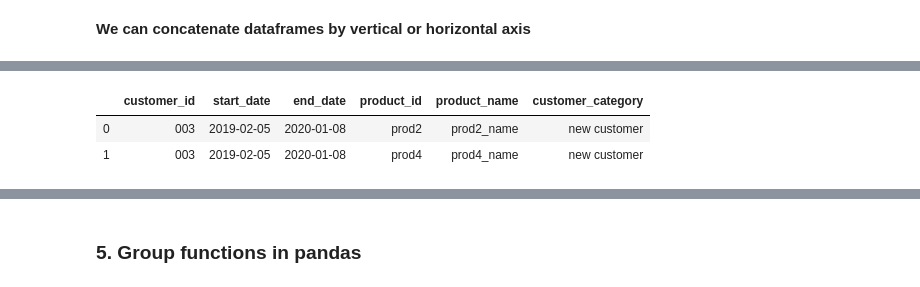
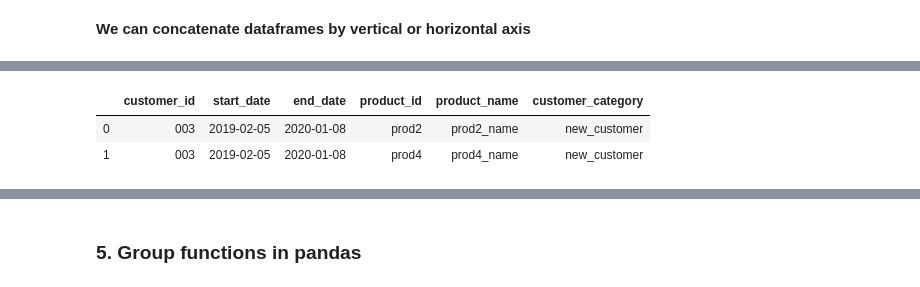
Before and after one commit to quyentn/Quyen_learning_repository, a Jupyter notebook: Pandas_Dataframe.ipynb, the cells around one changed output, grey strips where cells are left out. Cells and saved outputs as stored; diff of their text form; code cells hidden in the pictures.

```diff
--- a/Pandas_Dataframe.ipynb
+++ b/Pandas_Dataframe.ipynb
@@ -226,20 +230,20 @@ df2
 # %%
 #Create a new dataframe to concat with original df
 df3 = pd.DataFrame(zip(['003','003'],
                       ['2019-02-05','2019-02-05'],
                       ['2020-01-08','2020-01-08'],
                       ['prod2','prod4'],
                       ['prod2_name','prod4_name']),
                   columns = ['customer_id', 'start_date','end_date','product_id','product_name'])
 df3['start_date'] = pd.to_datetime(df3['start_date'])
 df3['end_date'] = pd.to_datetime(df3['end_date'])
-df3.loc[df3.start_date<'2019-02-03','customer_category'] = 'old customer'
-df3.loc[df3.start_date>='2019-02-03','customer_category'] = 'new customer'
+df3.loc[df3.start_date<'2019-02-03','customer_category'] = 'old_customer'
+df3.loc[df3.start_date>='2019-02-03','customer_category'] = 'new_customer'
 df3
 # %% [output]
 |  | customer_id | start_date | end_date | product_id | product_name | customer_category |
-| 0 | 003 | 2019-02-05 | 2020-01-08 | prod2 | prod2_name | new customer |
-| 1 | 003 | 2019-02-05 | 2020-01-08 | prod4 | prod4_name | new customer |
+| 0 | 003 | 2019-02-05 | 2020-01-08 | prod2 | prod2_name | new_customer |
+| 1 | 003 | 2019-02-05 | 2020-01-08 | prod4 | prod4_name | new_customer |
 # %%
 #Horizontal concatenate (axis =0)
 combined_df = pd.concat([df[df3.columns],df3],axis =0) #select only common columns from df
```
Also changed, not shown: parts of 15 cells of this notebook.
